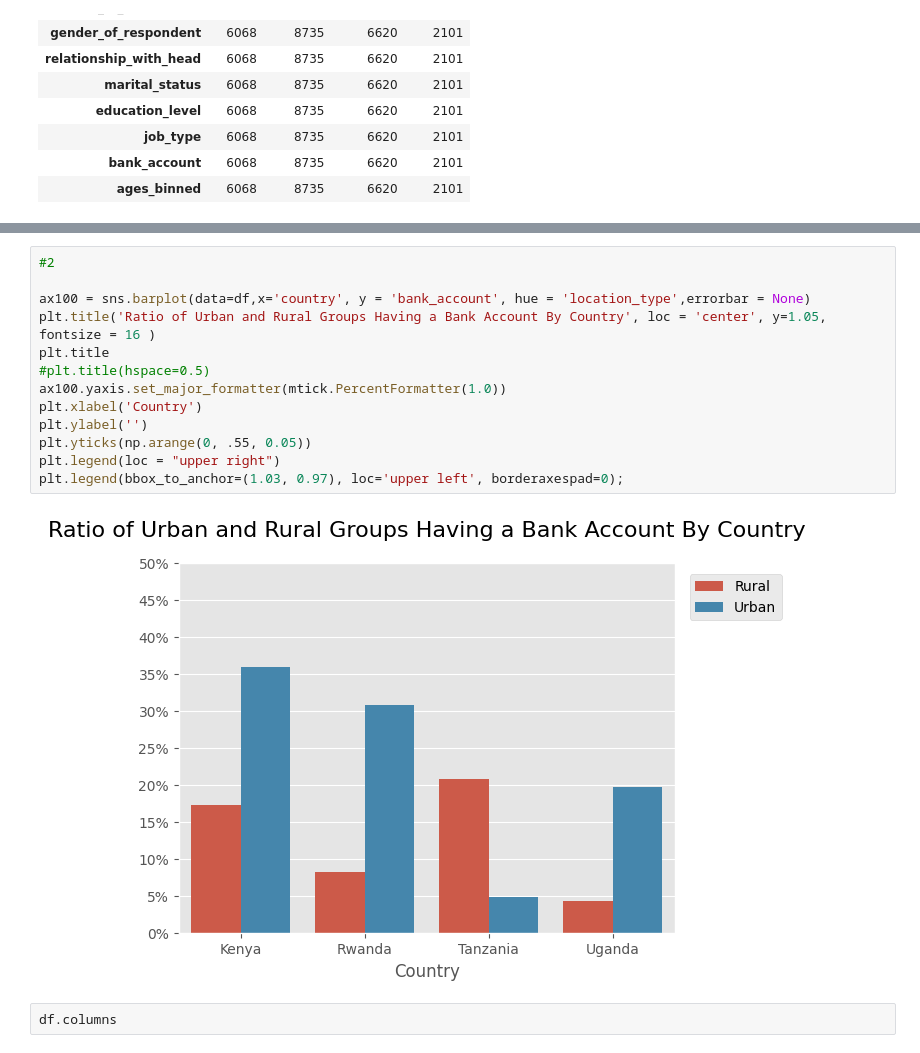
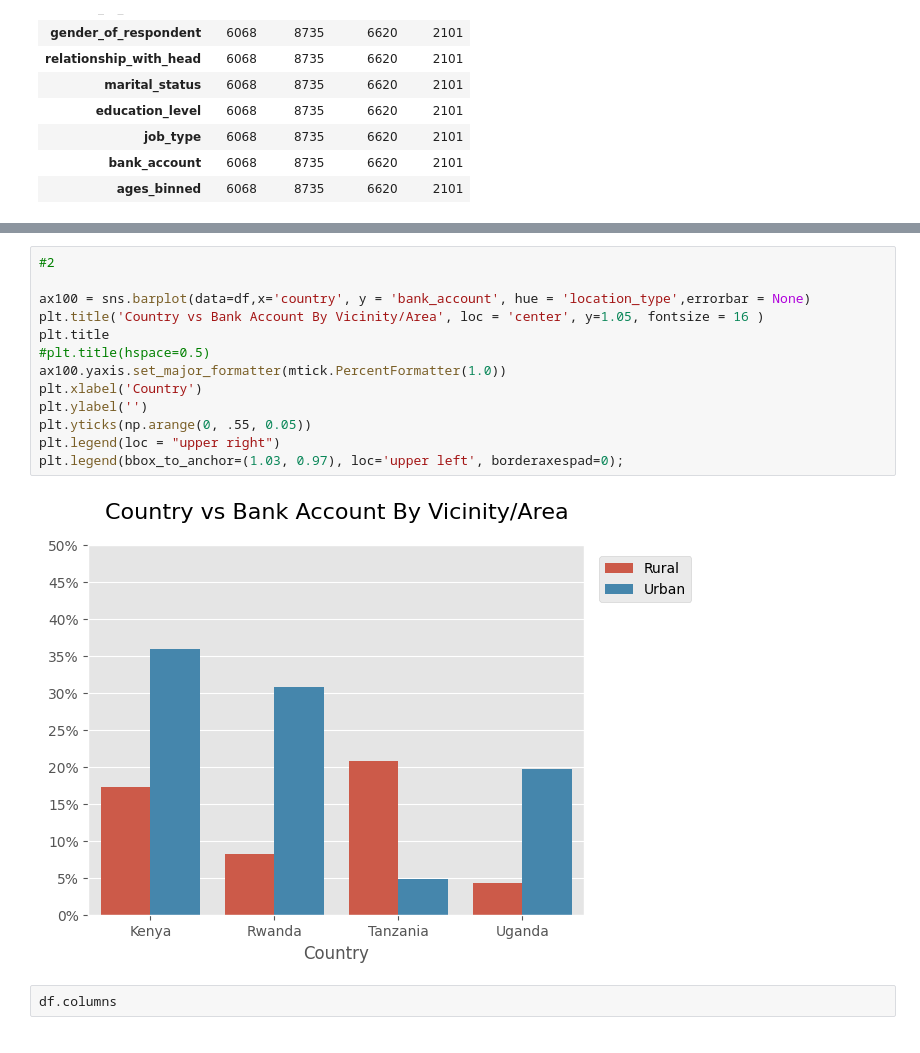
Before and after one commit to ShahiW/Financial-Inclusion-Project, a Jupyter notebook: 5_FeatureEngineering.ipynb, the cells around one changed output, grey strips where cells are left out. Saved outputs shown, nothing was run; the diff lists cells and outputs as text.

```diff
--- a/5_FeatureEngineering.ipynb
+++ b/5_FeatureEngineering.ipynb
@@ -235,18 +235,18 @@ plt.legend(bbox_to_anchor=(1.03, 0.97), loc='upper left', borderaxespad=0);
 # %%
 #2
 
 ax100 = sns.barplot(data=df,x='country', y = 'bank_account', hue = 'location_type',errorbar = None)
-plt.title('Ratio of Urban and Rural Groups Having a Bank Account By Country', loc = 'center', y=1.05, fontsize = 16 )
+plt.title('Country vs Bank Account By Vicinity/Area', loc = 'center', y=1.05, fontsize = 16 )
 plt.title
 #plt.title(hspace=0.5)
 ax100.yaxis.set_major_formatter(mtick.PercentFormatter(1.0))
 plt.xlabel('Country')
 plt.ylabel('')
 plt.yticks(np.arange(0, .55, 0.05))
 plt.legend(loc = "upper right")
 plt.legend(bbox_to_anchor=(1.03, 0.97), loc='upper left', borderaxespad=0);
 # %% [output]
-[figure, old version]
+[figure, new version]
 # %%
 df.columns
 # %% [output]
```
Also changed, not shown: parts of 8 cells of this notebook, 4 other files.
